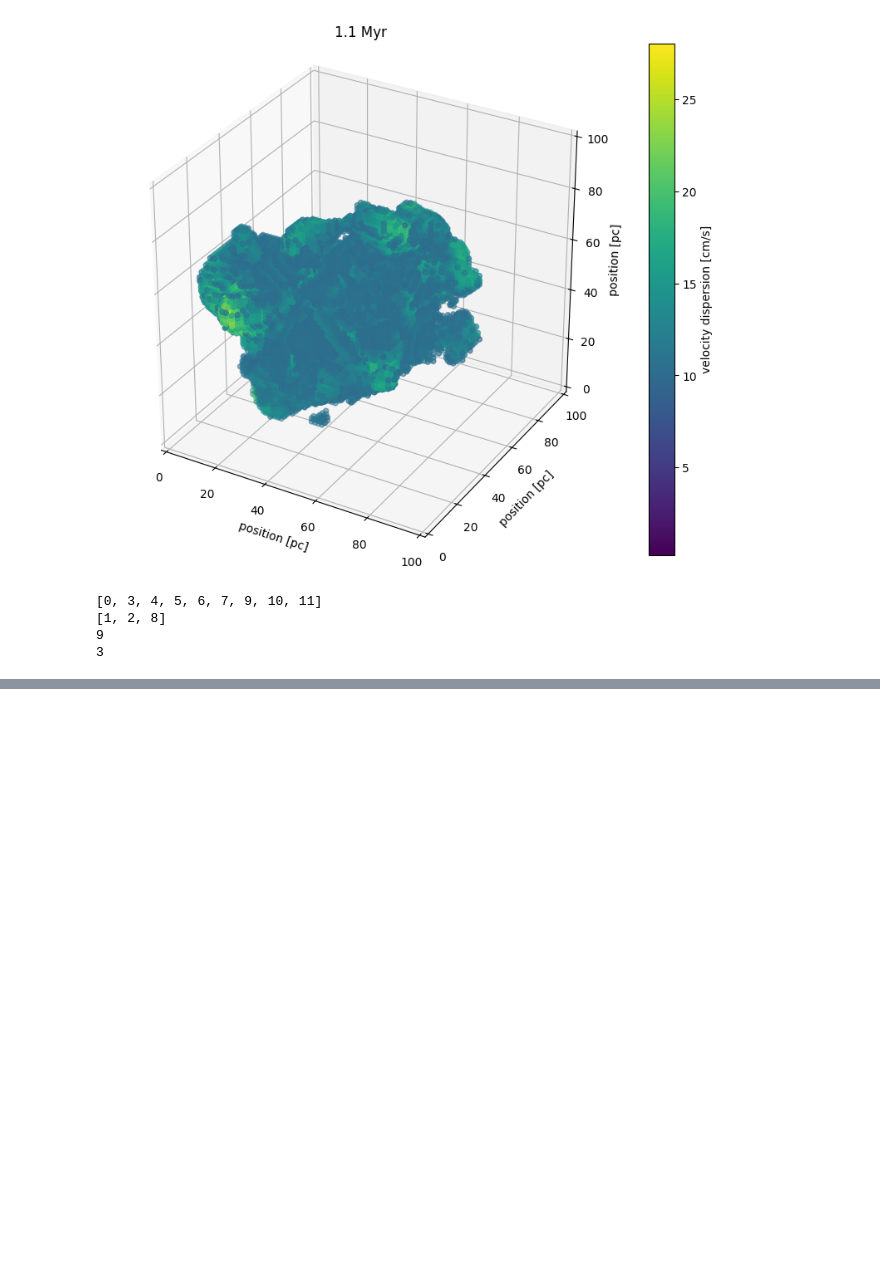
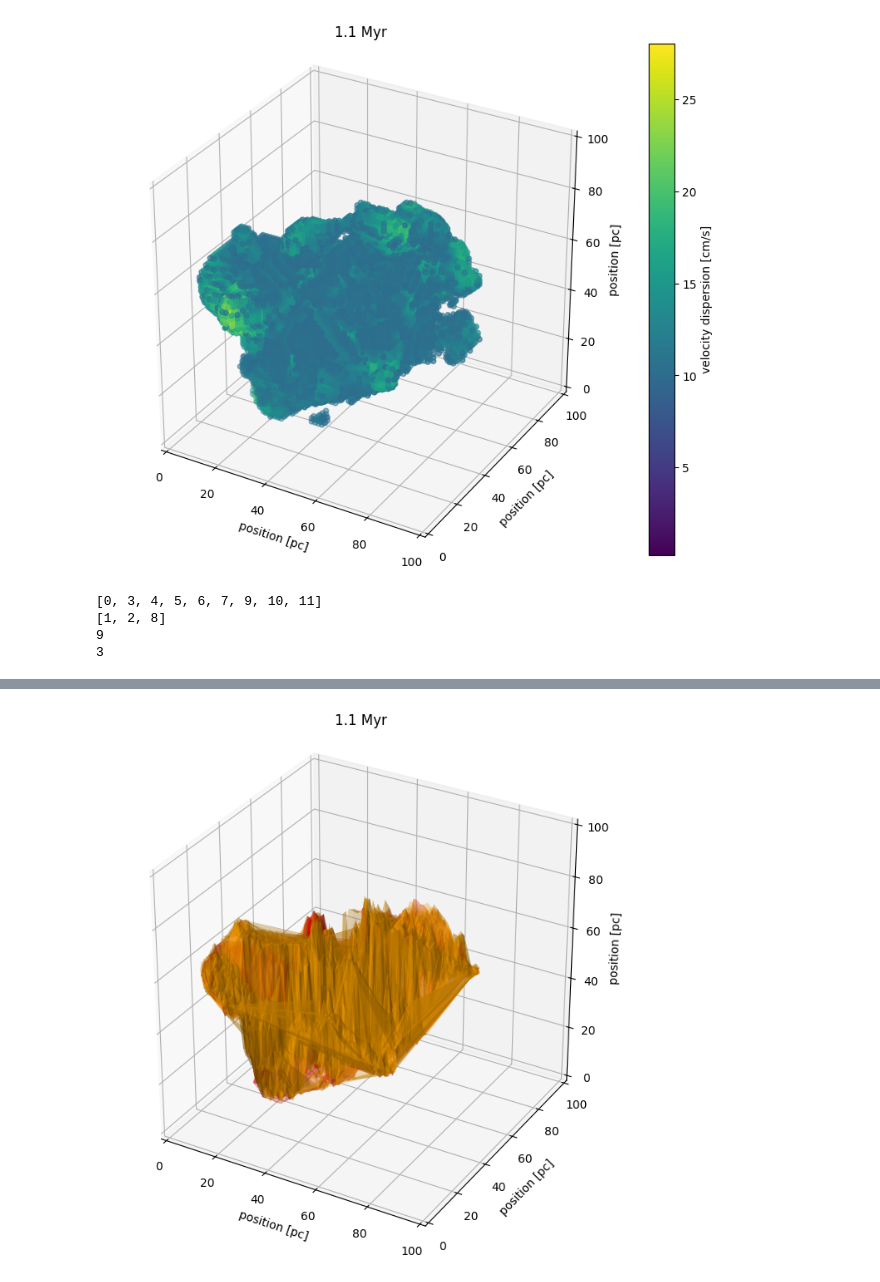
Before and after one commit to kotora260/StarGen, a Jupyter notebook: analysis_velocity_ppp/dendro_1000.ipynb, the cells around one changed output, grey strips where cells are left out. Cells and saved outputs as stored; diff of their text form; code cells hidden in the pictures; blank space fills up the shorter version.

```diff
--- a/analysis_velocity_ppp/dendro_1000.ipynb
+++ b/analysis_velocity_ppp/dendro_1000.ipynb
@@ -121,0 +166,2 @@ Z = ax.set_zlabel('position [pc]')
+# %%
+dendro = Dendrogram.compute(dv, min_value=7, min_delta=5, min_npix=20)
@@ -121,0 +181,30 @@ Z = ax.set_zlabel('position [pc]')
+# %%
+fig = plt.figure(figsize=(10, 8))
+ax = fig.add_subplot(111, projection='3d')
+ax.set_box_aspect((1,1,1))
+
+for i, structure_index in enumerate(leaf_indices):
+    structure = dendro[structure_index]
+    mask = structure.get_mask()
+    indices = np.where(mask)
+    ax.plot_trisurf(indices[0] * hx, indices[1] * hy, indices[2] * hz, color='red', alpha=0.3)
+
+for j, structure_index in enumerate(branch_indices):
+    structure = dendro[structure_index]
+    mask = structure.get_mask()
+    indices = np.where(mask)
+    ax.plot_trisurf(indices[0] * hx, indices[1] * hy, indices[2] * hz, color='orange', alpha=0.3)
+
+ax.set_xlim3d(0, 100)
+ax.set_ylim3d(0, 100)
+ax.set_zlim3d(0, 100)
+
+plt.title("1.1 Myr")
+
+X = ax.set_xlabel('position [pc]')
+Y = ax.set_ylabel('position [pc]')
+Z = ax.set_zlabel('position [pc]')
+
+#plt.savefig("dendro3D_400_contour")
+# %% [output]
+[figure, added]
```
Also changed, not shown: parts of 6 cells of this notebook, 3 other files.
